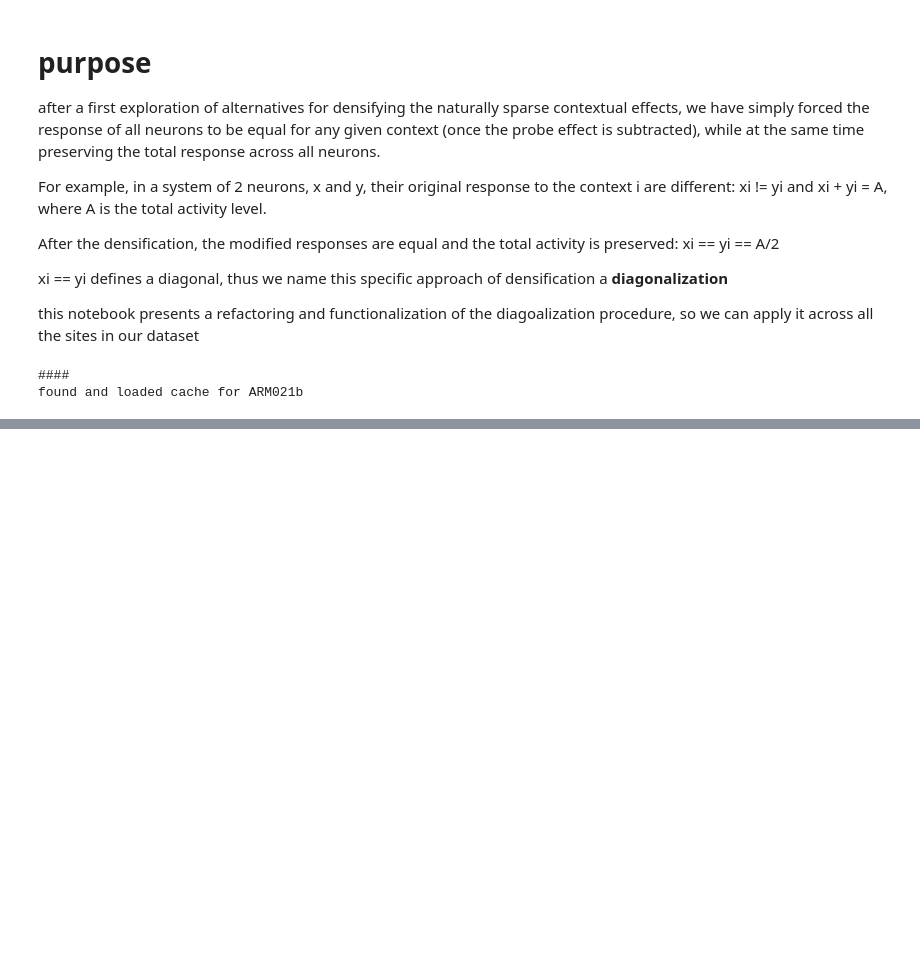
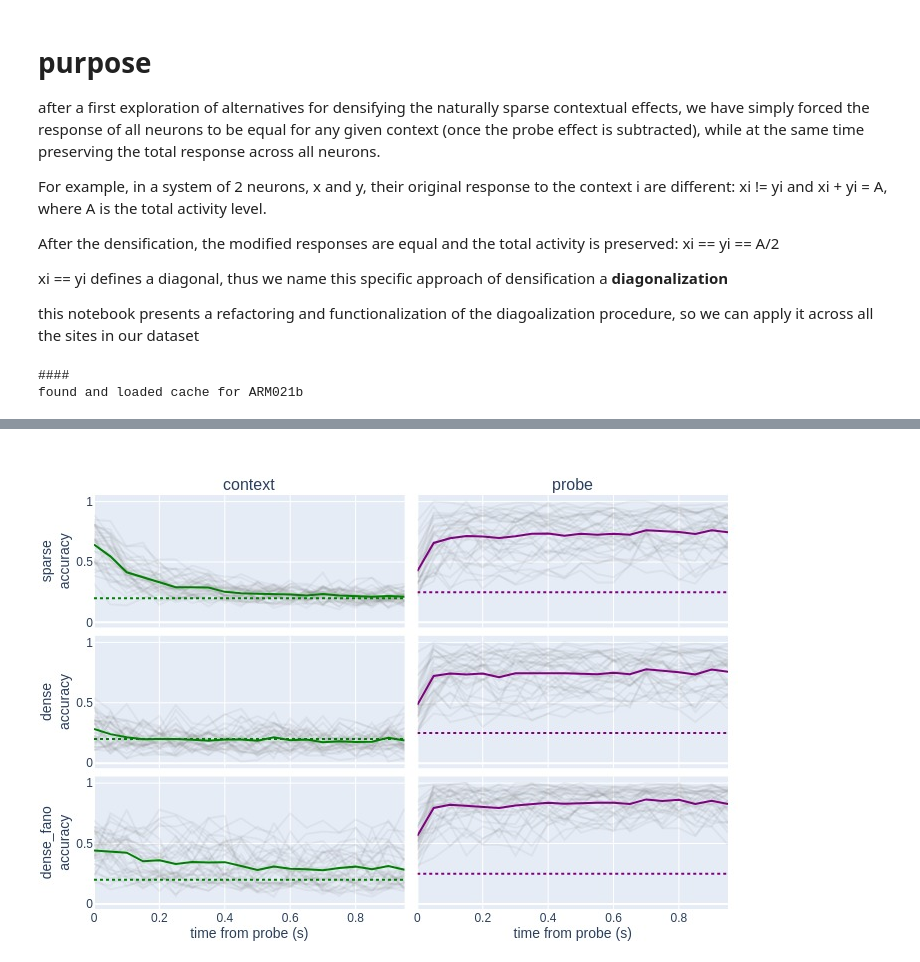
Before and after one commit to Mateo-Lopez-Espejo/context_probe_analysis, a Jupyter notebook: notebooks/230220_diagonalization_functionalized.ipynb, the cells around one changed output, grey strips where cells are left out. Saved outputs shown, nothing was run; the diff lists cells and outputs as text; code cells hidden in the pictures; blank space fills up the shorter version.

```diff
--- a/notebooks/230220_diagonalization_functionalized.ipynb
+++ b/notebooks/230220_diagonalization_functionalized.ipynb
@@ -147,0 +174,3 @@ cache found, reloading
+# %%
+folder = root_path / 'reports' / 'figures' / 'decoder'
+folder.mkdir(parents=True, exist_ok=True)
@@ -147,0 +216,29 @@ cache found, reloading
+# %%
+encodings = ['sparse', 'dense', 'dense_fano']
+parts = ['context', 'probe']
+
+fig = make_subplots(rows=3, cols=2, shared_xaxes='all', shared_yaxes='all', subplot_titles= parts + ['','','','',],
+                    vertical_spacing=0.02, horizontal_spacing=0.02)
+
+
+for cc, (part, color) in enumerate(zip(parts, ['green', 'purple'])):
+    for rr, code in enumerate(encodings):
+         f = plot_acc_from_df(accuracy_df, part, code, nsounds=4, color=color)['data']
+         fig.add_traces(f, rows=[rr+1]*len(f), cols=[cc+1]*len(f))
+
+
+fig.update_layout(margin={'t':50, 'l':50, 'b': 10, 'r': 10})
+
+for rr, code in enumerate(encodings):
+    fig.update_yaxes(title=dict(text=f'{code}<br>accuracy', standoff=0),
+                     row=rr+1, col=1)
+for cc in range(1,3):
+    fig.update_xaxes(title=dict(text='time from probe (s)', standoff=0),
+                     row=3, col=cc)
+
+filename = folder / 'all_4sound_sites_accuracy'
+fig.write_image(filename.with_suffix('.png'), scale=1)
+
+fig.show(renderer='jpeg')
+# %% [output]
+[figure, added]
```
Also changed, not shown: parts of 10 cells of this notebook, 2 other files.
